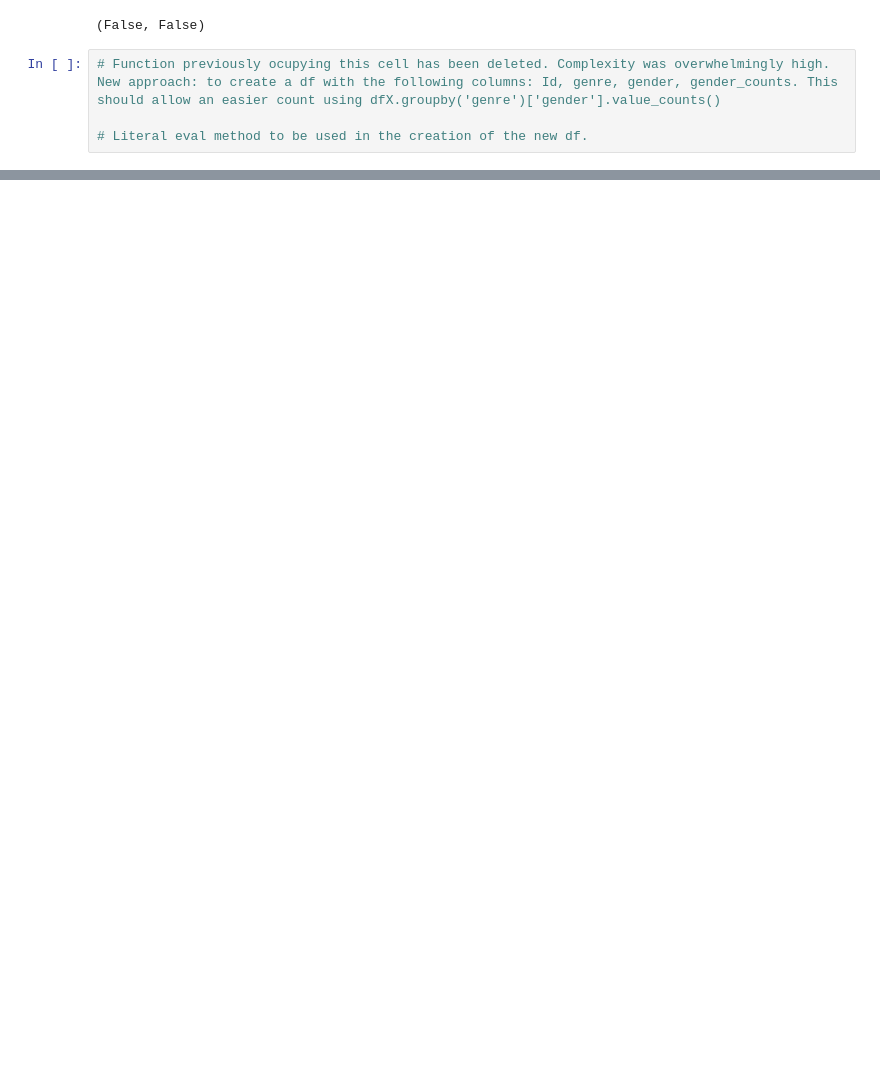
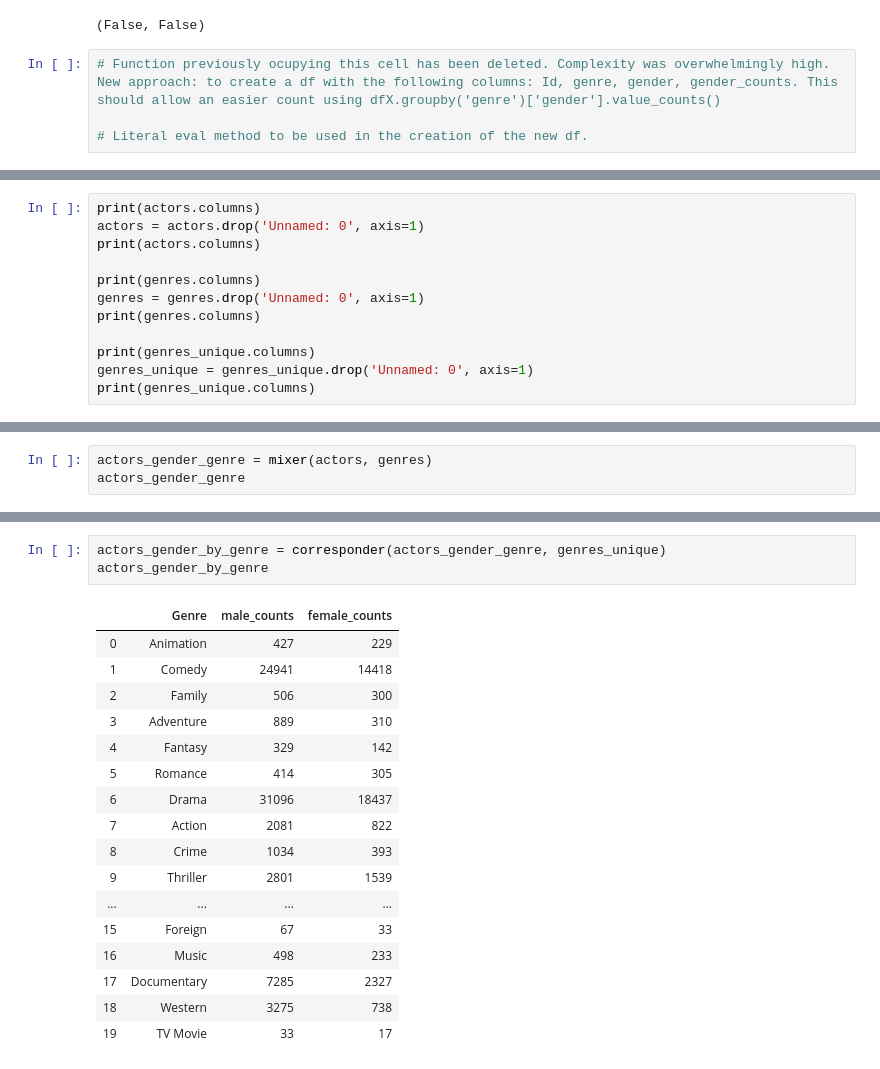
Before and after one commit to Dibmar/DAANMO_Project, a Jupyter notebook: Projects/DAANMO/cross-indexing.ipynb, the cells around one changed output, grey strips where cells are left out. Saved outputs shown, nothing was run; the diff lists cells and outputs as text; blank space fills up the shorter version.

Commit message:
05/06/2020 *DAANMO Project -Corresponder function created for gender value assigment, minor adjusments in genres and genres_unique dfs

```diff
--- a/Projects/DAANMO/cross-indexing.ipynb
+++ b/Projects/DAANMO/cross-indexing.ipynb
@@ -186,0 +147,12 @@ female
+# %%
+print(actors.columns)
+actors = actors.drop('Unnamed: 0', axis=1)
+print(actors.columns)
+
+print(genres.columns)
+genres = genres.drop('Unnamed: 0', axis=1)
+print(genres.columns)
+
+print(genres_unique.columns)
+genres_unique = genres_unique.drop('Unnamed: 0', axis=1)
+print(genres_unique.columns)
@@ -186,0 +215,3 @@ female
+# %%
+actors_gender_genre = mixer(actors, genres)
+actors_gender_genre
@@ -186,0 +276,21 @@ female
+# %%
+actors_gender_by_genre = corresponder(actors_gender_genre, genres_unique)
+actors_gender_by_genre
+# %% [output]
+|  | Genre | male_counts | female_counts |
+| 0 | Animation | 427 | 229 |
+| 1 | Comedy | 24941 | 14418 |
+| 2 | Family | 506 | 300 |
+| 3 | Adventure | 889 | 310 |
+| 4 | Fantasy | 329 | 142 |
+| 5 | Romance | 414 | 305 |
+| 6 | Drama | 31096 | 18437 |
+| 7 | Action | 2081 | 822 |
+| 8 | Crime | 1034 | 393 |
+| 9 | Thriller | 2801 | 1539 |
+| ... | ... | ... | ... |
+| 15 | Foreign | 67 | 33 |
+| 16 | Music | 498 | 233 |
+| 17 | Documentary | 7285 | 2327 |
+| 18 | Western | 3275 | 738 |
+| 19 | TV Movie | 33 | 17 |
```
Also changed, not shown: parts of 16 cells of this notebook, 1 other file.
